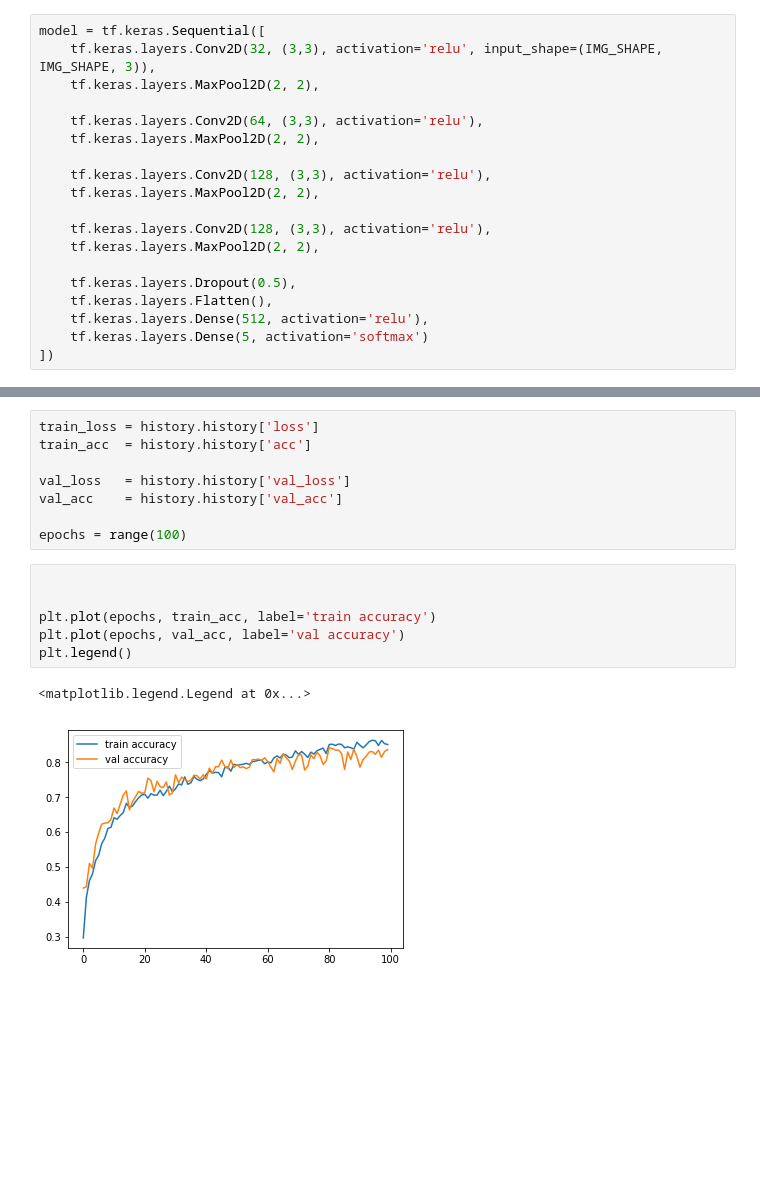
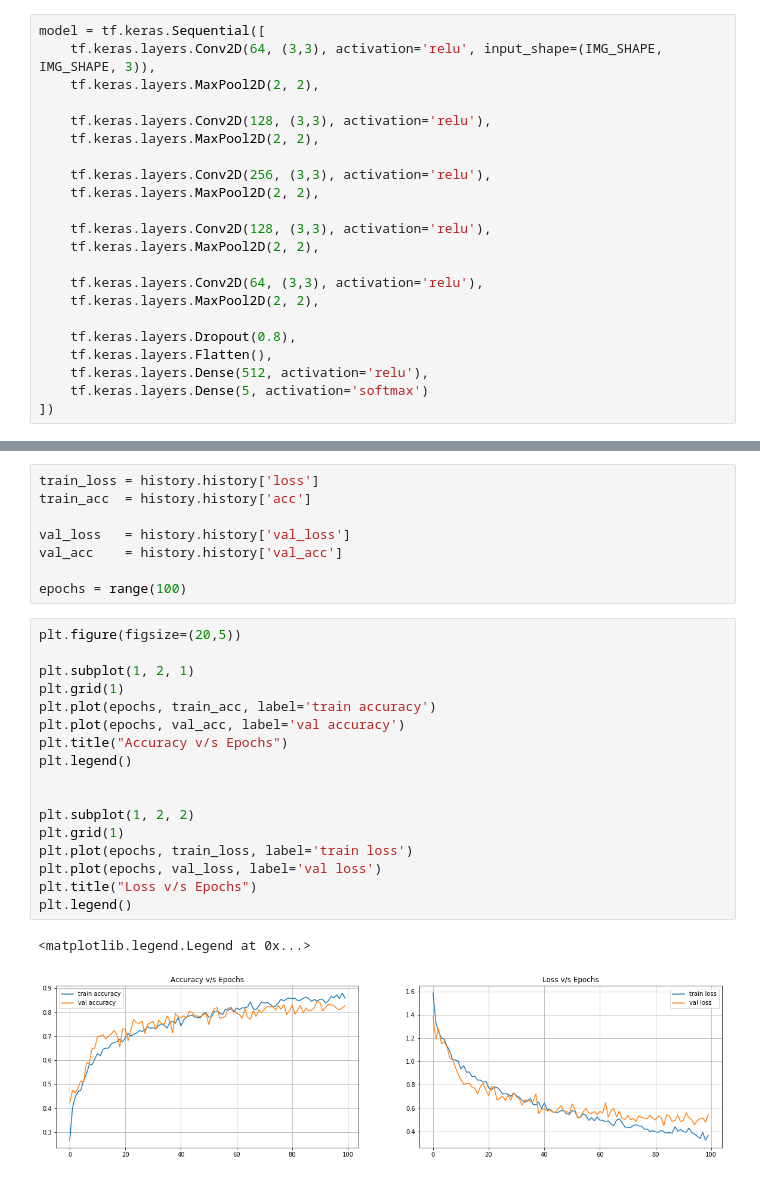
Before and after one commit to ParthikB/Udacity--Tensorflow, a Jupyter notebook: flowers.ipynb, the cells around one changed output, grey strips where cells are left out. Cells and saved outputs as stored; diff of their text form; blank space fills up the shorter version.

```diff
--- a/flowers.ipynb
+++ b/flowers.ipynb
@@ -105,19 +106,22 @@ plotImages([train_data[0][0][1] for i in range(5)])
 ## DNN (structure)
 # %%
 model = tf.keras.Sequential([
-    tf.keras.layers.Conv2D(32, (3,3), activation='relu', input_shape=(IMG_SHAPE, IMG_SHAPE, 3)),
+    tf.keras.layers.Conv2D(64, (3,3), activation='relu', input_shape=(IMG_SHAPE, IMG_SHAPE, 3)),
+    tf.keras.layers.MaxPool2D(2, 2),
+
+    tf.keras.layers.Conv2D(128, (3,3), activation='relu'),
+    tf.keras.layers.MaxPool2D(2, 2),
+
+    tf.keras.layers.Conv2D(256, (3,3), activation='relu'),
+    tf.keras.layers.MaxPool2D(2, 2),
+
+    tf.keras.layers.Conv2D(128, (3,3), activation='relu'),
     tf.keras.layers.MaxPool2D(2, 2),
 
     tf.keras.layers.Conv2D(64, (3,3), activation='relu'),
     tf.keras.layers.MaxPool2D(2, 2),
 
-    tf.keras.layers.Conv2D(128, (3,3), activation='relu'),
-    tf.keras.layers.MaxPool2D(2, 2),
-
-    tf.keras.layers.Conv2D(128, (3,3), activation='relu'),
-    tf.keras.layers.MaxPool2D(2, 2),
-
-    tf.keras.layers.Dropout(0.5),
+    tf.keras.layers.Dropout(0.8),
     tf.keras.layers.Flatten(),
     tf.keras.layers.Dense(512, activation='relu'),
     tf.keras.layers.Dense(5, activation='softmax')
@@ -161,12 +189,23 @@ val_loss   = history.history['val_loss']
 val_acc    = history.history['val_acc']
 
 epochs = range(100)
-# %%
-
-
-plt.plot(epochs, train_acc, label='train accuracy')
-plt.plot(epochs, val_acc, label='val accuracy')
-plt.legend()
-# %% [output]
-<matplotlib.legend.Legend at 0x...>
-[figure, removed]
+# %%
+plt.figure(figsize=(20,5))
+
+plt.subplot(1, 2, 1)
+plt.grid(1)
+plt.plot(epochs, train_acc, label='train accuracy')
+plt.plot(epochs, val_acc, label='val accuracy')
+plt.title("Accuracy v/s Epochs")
+plt.legend()
+
+
+plt.subplot(1, 2, 2)
+plt.grid(1)
+plt.plot(epochs, train_loss, label='train loss')
+plt.plot(epochs, val_loss, label='val loss')
+plt.title("Loss v/s Epochs")
+plt.legend()
+# %% [output]
+<matplotlib.legend.Legend at 0x...>
+[figure, added]
```
Also changed, not shown: parts of 6 cells of this notebook.
